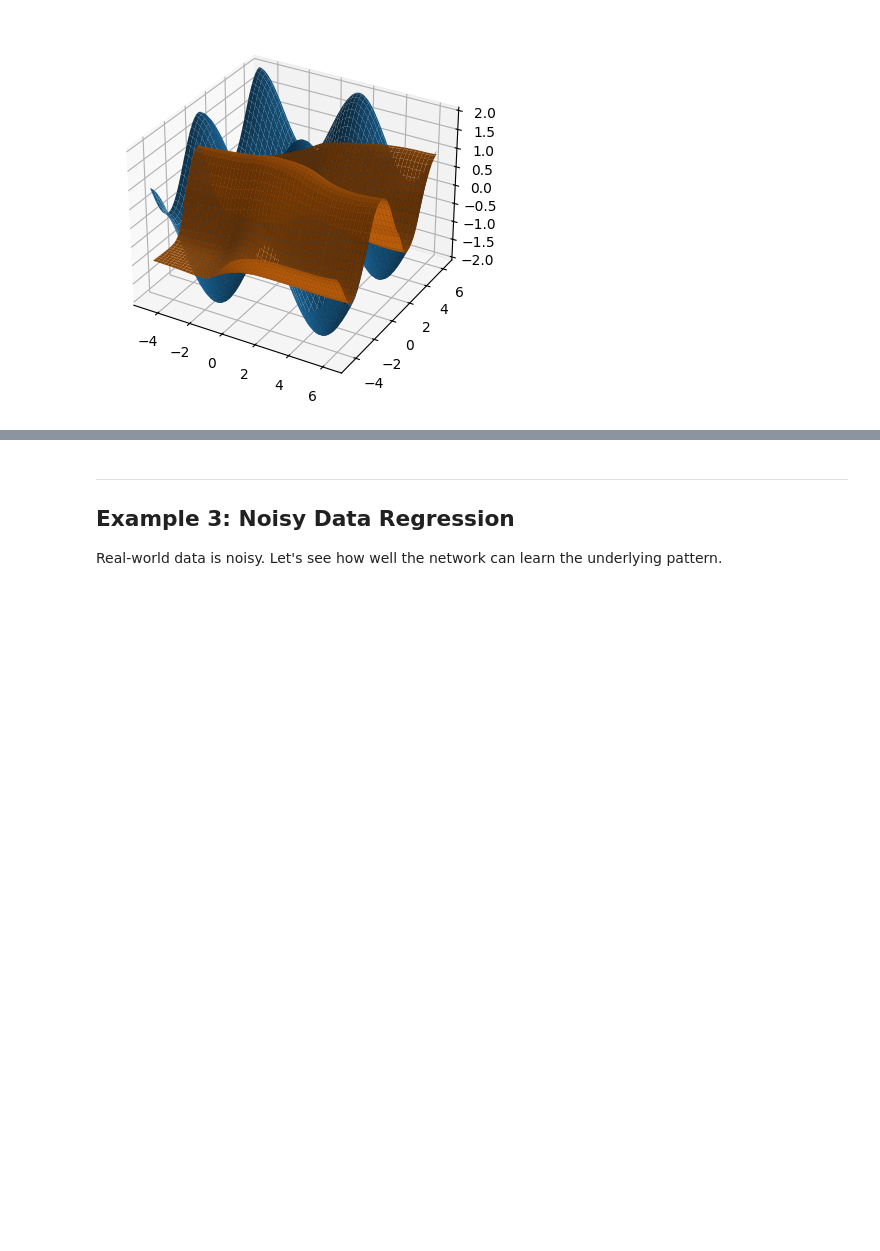
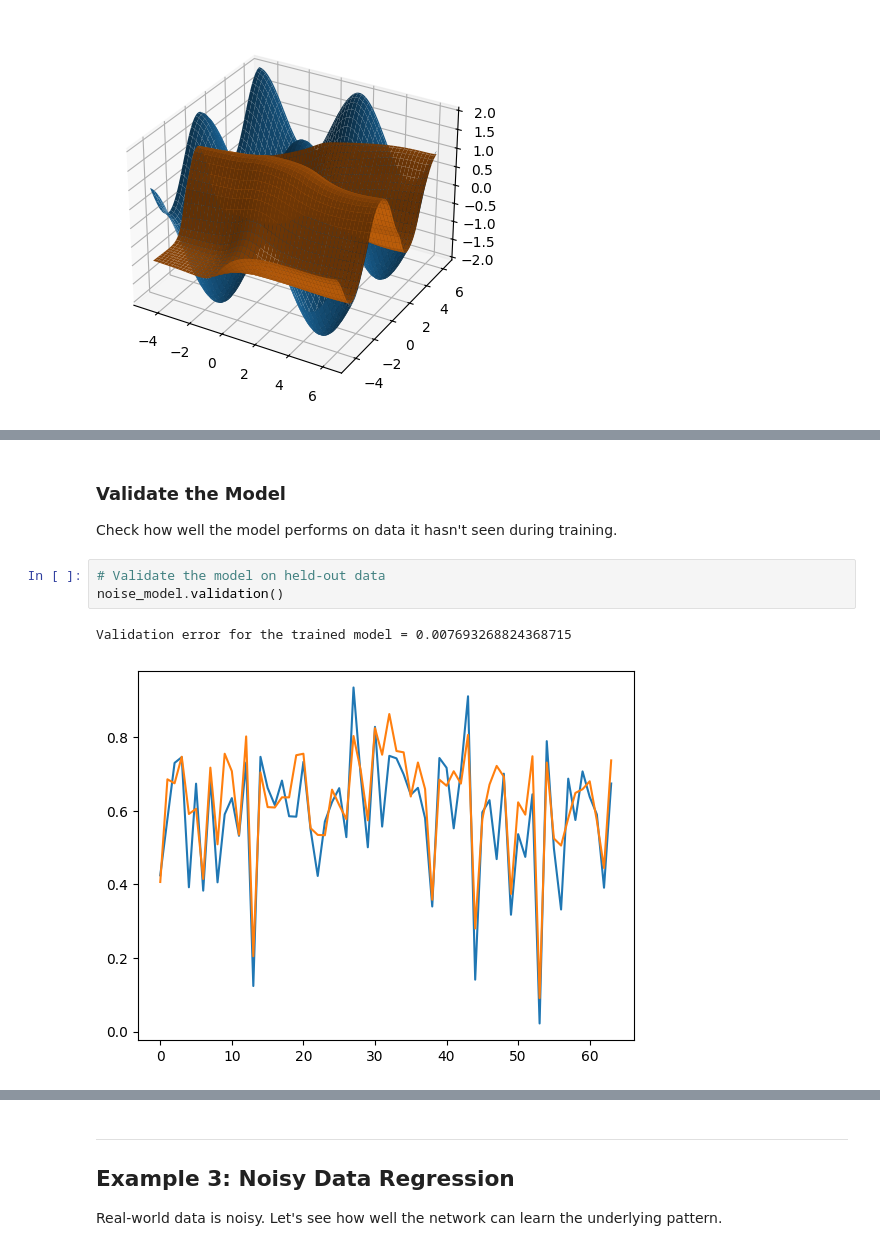
Before and after one commit to kalagotla/dc-qc-sci-python, a Jupyter notebook: hour3_ml/dnns_with_pytorch.ipynb, the cells around one changed output, grey strips where cells are left out. Saved outputs shown, nothing was run; the diff lists cells and outputs as text; blank space fills up the shorter version.

```diff
--- a/hour3_ml/dnns_with_pytorch.ipynb
+++ b/hour3_ml/dnns_with_pytorch.ipynb
@@ -169,0 +250,10 @@ Validation error for the trained model = 0.6728135943412781
+# %% [markdown]
+### Validate the Model
+
+Check how well the model performs on data it hasn't seen during training.
+# %%
+# Validate the model on held-out data
+noise_model.validation()
+# %% [output]
+Validation error for the trained model = 0.007693268824368715
+[figure, added]
```
Also changed, not shown: parts of 14 cells of this notebook, 12 other files.
